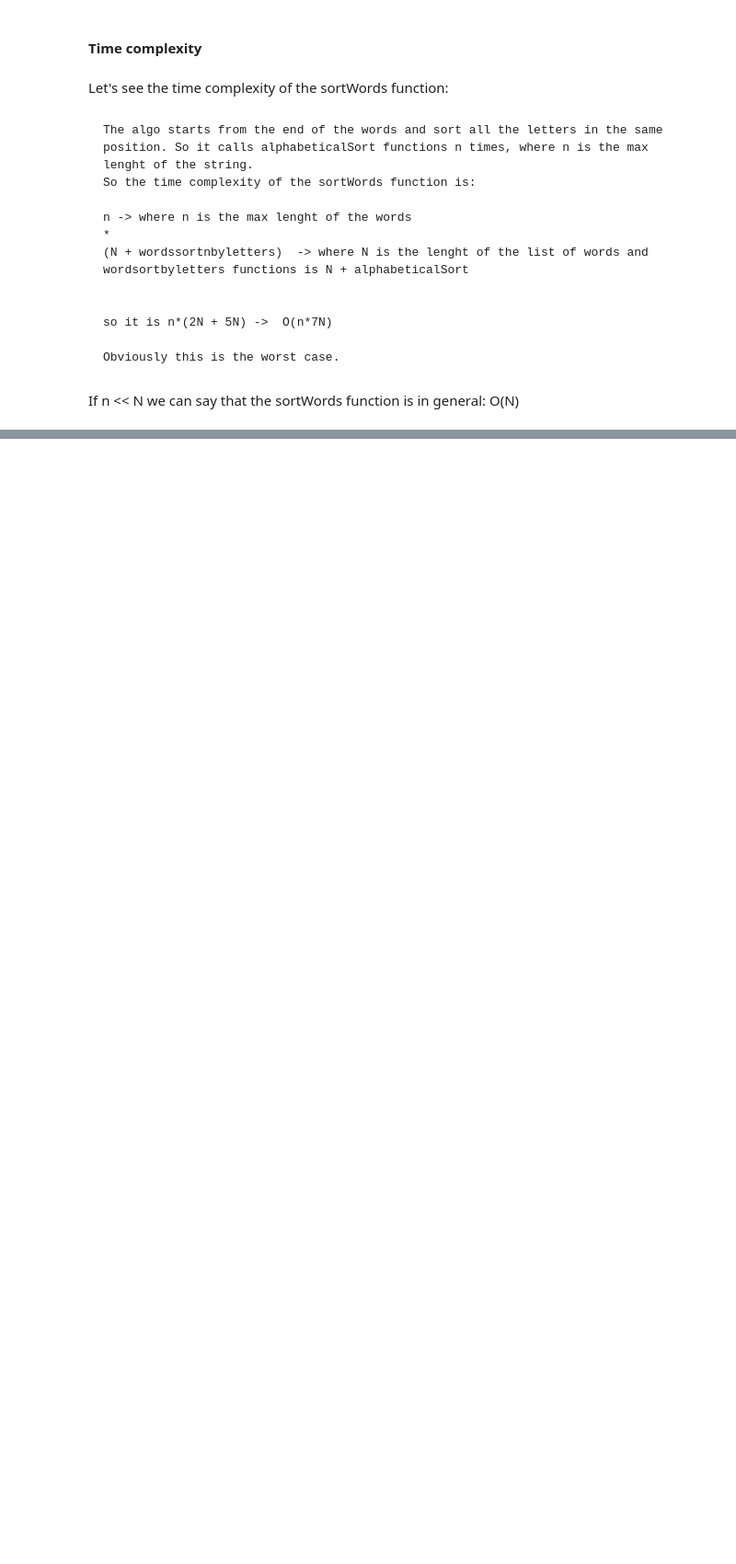
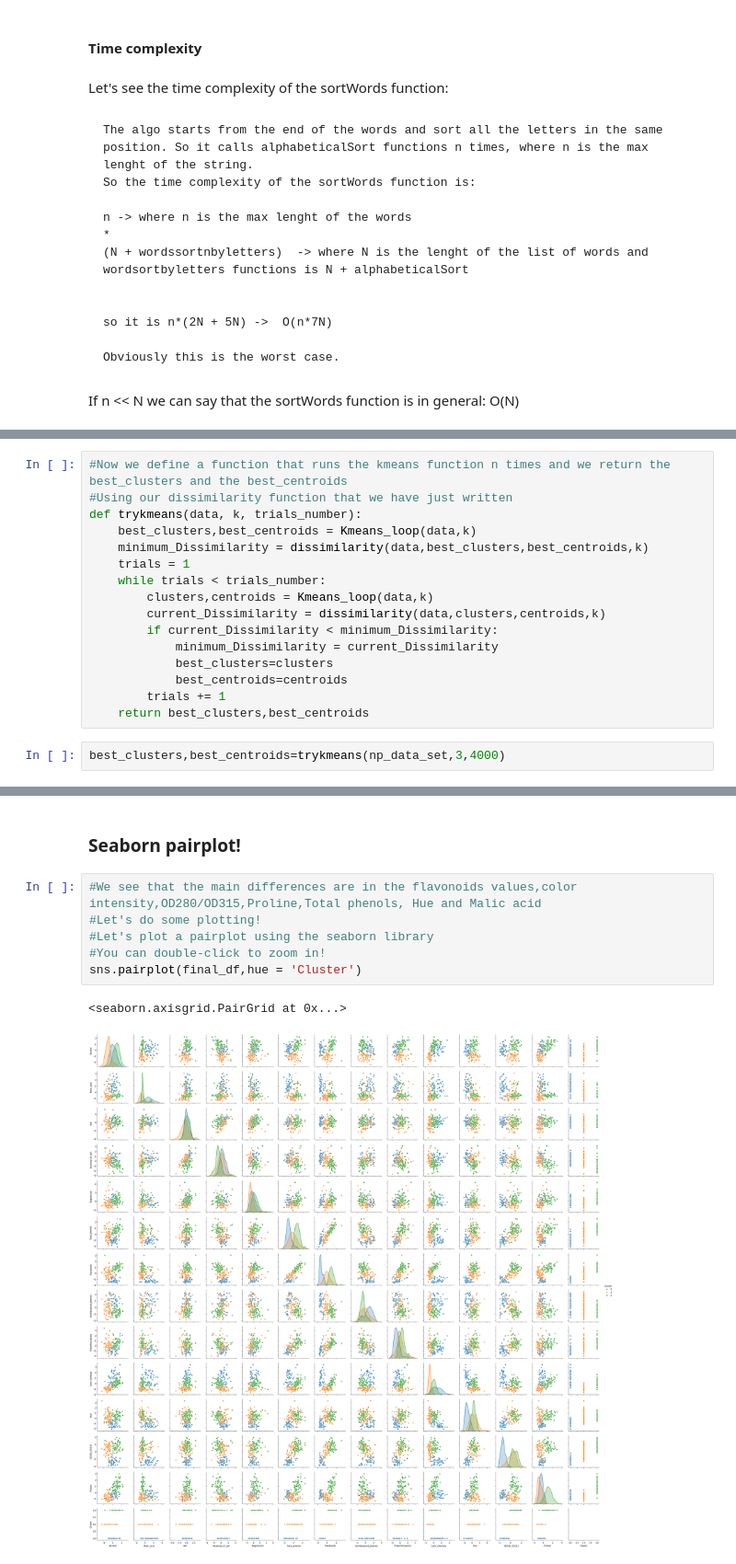
Before and after one commit to AntoCat93/HW4_G18, a Jupyter notebook: main.ipynb, the cells around one changed output, grey strips where cells are left out. Shown at 92% size. Cells and saved outputs as stored; diff of their text form; blank space fills up the shorter version.

```diff
--- a/main.ipynb
+++ b/main.ipynb
@@ -194,0 +496,18 @@ If n << N we can say that the sortWords function is in general:
+# %%
+#Now we define a function that runs the kmeans function n times and we return the best_clusters and the best_centroids
+#Using our dissimilarity function that we have just written
+def trykmeans(data, k, trials_number):
+    best_clusters,best_centroids = Kmeans_loop(data,k)
+    minimum_Dissimilarity = dissimilarity(data,best_clusters,best_centroids,k)
+    trials = 1
+    while trials < trials_number:
+        clusters,centroids = Kmeans_loop(data,k)
+        current_Dissimilarity = dissimilarity(data,clusters,centroids,k)
+        if current_Dissimilarity < minimum_Dissimilarity:
+            minimum_Dissimilarity = current_Dissimilarity
+            best_clusters=clusters
+            best_centroids=centroids
+        trials += 1
+    return best_clusters,best_centroids
+# %%
+best_clusters,best_centroids=trykmeans(np_data_set,3,4000)
@@ -194,0 +563,11 @@ If n << N we can say that the sortWords function is in general:
+# %% [markdown]
+### Seaborn pairplot!
+# %%
+#We see that the main differences are in the flavonoids values,color intensity,OD280/OD315,Proline,Total phenols, Hue and Malic acid
+#Let's do some plotting!
+#Let's plot a pairplot using the seaborn library
+#You can double-click to zoom in!
+sns.pairplot(final_df,hue = 'Cluster')
+# %% [output]
+<seaborn.axisgrid.PairGrid at 0x...>
+[figure, added]
```
Also changed, not shown: parts of 82 cells of this notebook.
